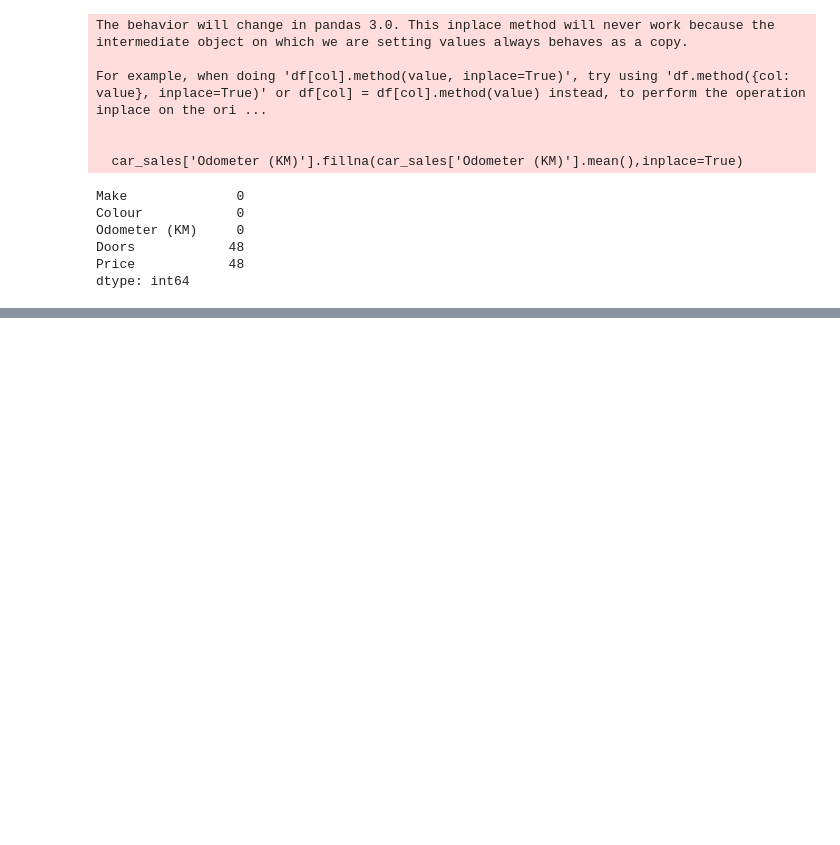
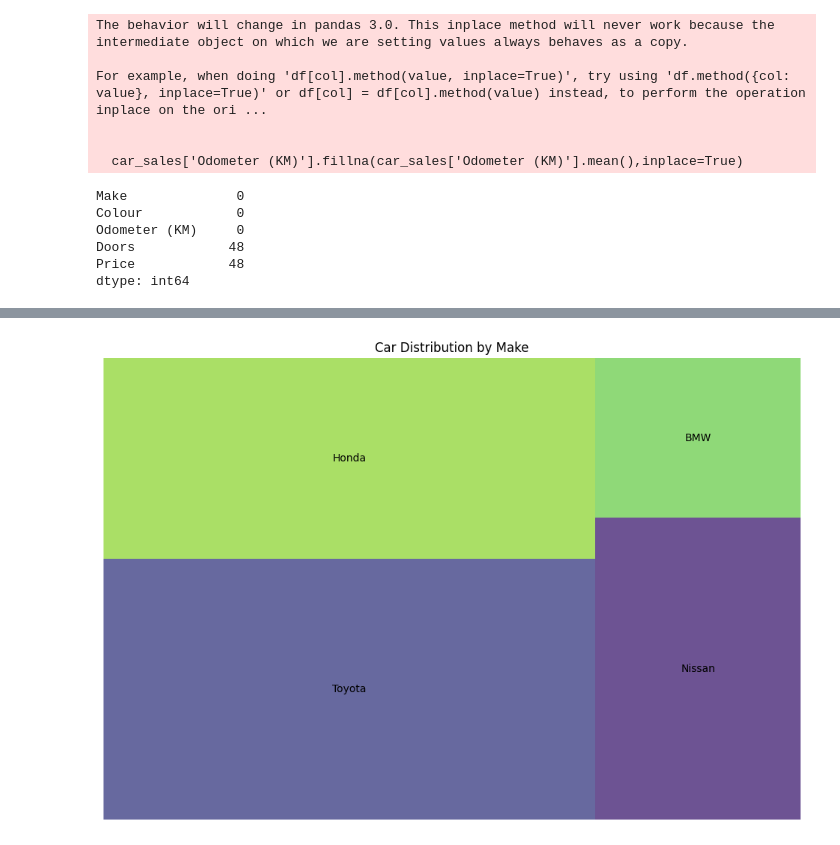
Before and after one commit to Pirate-Nirav/MachineLearning, a Jupyter notebook: pandaswithData.ipynb, the cells around one changed output, grey strips where cells are left out. Saved outputs shown, nothing was run; the diff lists cells and outputs as text; code cells hidden in the pictures; blank space fills up the shorter version.

```diff
--- a/pandaswithData.ipynb
+++ b/pandaswithData.ipynb
@@ -404,0 +603,17 @@ dtype: int64
+# %%
+import pandas as pd
+import matplotlib.pyplot as plt
+import squarify
+
+
+# Group data by 'Make' and count occurrences
+make_counts = df['Make'].value_counts()
+
+# Treemap Plot
+plt.figure(figsize=(12, 8))
+squarify.plot(sizes=make_counts.values, label=make_counts.index, alpha=0.8)
+plt.title('Car Distribution by Make')
+plt.axis('off')
+plt.show()
+# %% [output]
+[figure, added]
```
Also changed, not shown: parts of 19 cells of this notebook, 6 other files.
